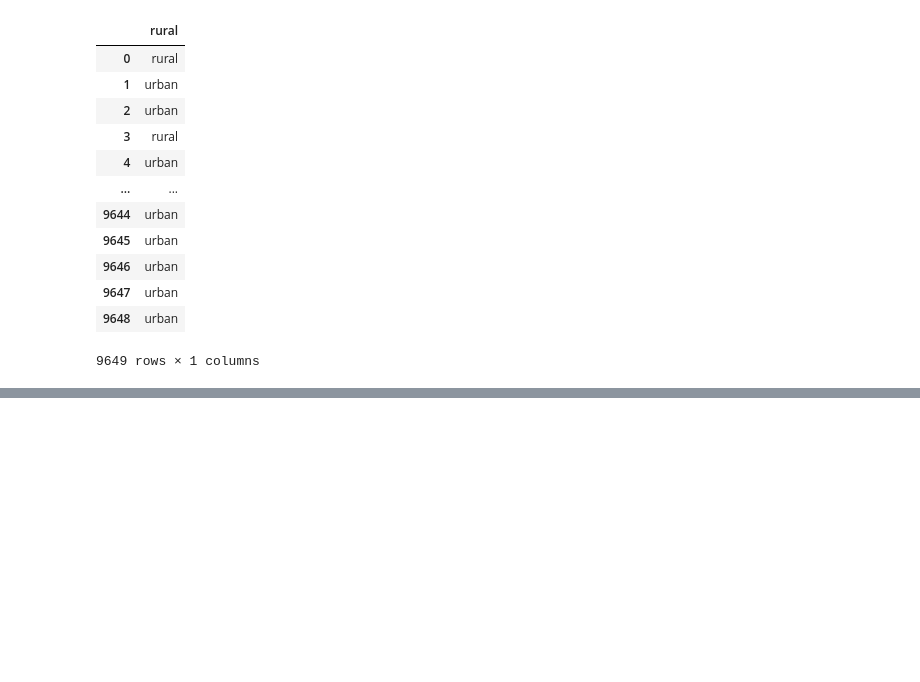
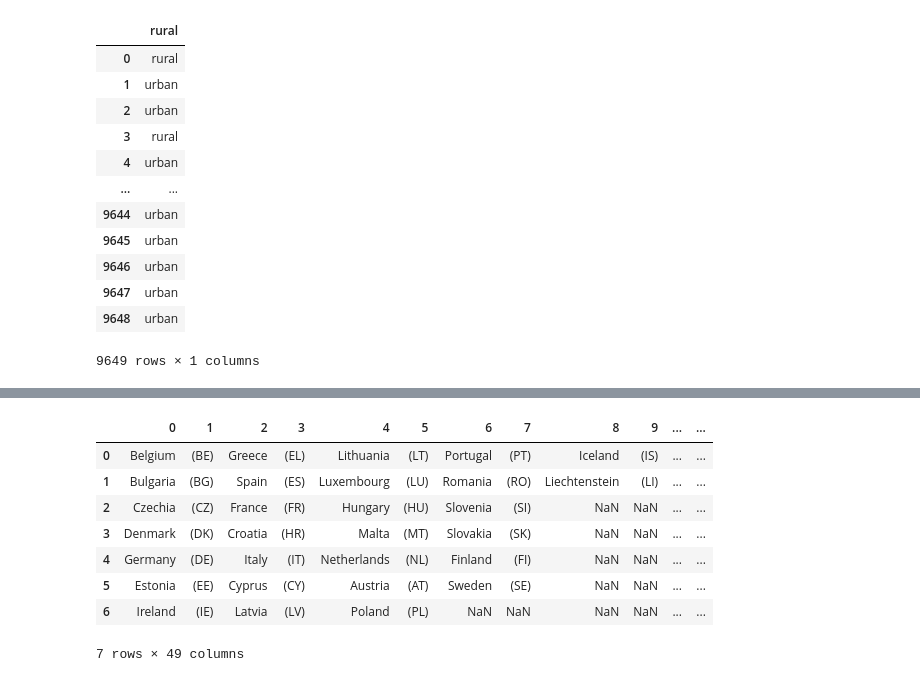
Before and after one commit to JieDh/ih_project_m1, a Jupyter notebook: proyecto.ipynb, the cells around one changed output, grey strips where cells are left out. Saved outputs shown, nothing was run; the diff lists cells and outputs as text; code cells hidden in the pictures; blank space fills up the shorter version.

```diff
--- a/proyecto.ipynb
+++ b/proyecto.ipynb
@@ -44,0 +205,4 @@ pd.read_sql_query("select replace (replace (replace (replace (rural, 'Country',
+# %%
+income_url  = 'https://ec.europa.eu/eurostat/statistics-explained/index.php/Glossary:Country_codes'
+dfs = pd.read_html(income_url)
+dfs
@@ -44,0 +227,13 @@ pd.read_sql_query("select replace (replace (replace (replace (rural, 'Country',
+# %%
+together = pd.concat(dfs[0:13], axis=1, ignore_index=True) #axis=1 so we don't have code with country mixed
+together
+# %% [output]
+|  | 0 | 1 | 2 | 3 | 4 | 5 | 6 | 7 | 8 | 9 | ... | ... |
+| 0 | Belgium | (BE) | Greece | (EL) | Lithuania | (LT) | Portugal | (PT) | Iceland | (IS) | ... | ... |
+| 1 | Bulgaria | (BG) | Spain | (ES) | Luxembourg | (LU) | Romania | (RO) | Liechtenstein | (LI) | ... | ... |
+| 2 | Czechia | (CZ) | France | (FR) | Hungary | (HU) | Slovenia | (SI) | NaN | NaN | ... | ... |
+| 3 | Denmark | (DK) | Croatia | (HR) | Malta | (MT) | Slovakia | (SK) | NaN | NaN | ... | ... |
+| 4 | Germany | (DE) | Italy | (IT) | Netherlands | (NL) | Finland | (FI) | NaN | NaN | ... | ... |
+| 5 | Estonia | (EE) | Cyprus | (CY) | Austria | (AT) | Sweden | (SE) | NaN | NaN | ... | ... |
+| 6 | Ireland | (IE) | Latvia | (LV) | Poland | (PL) | NaN | NaN | NaN | NaN | ... | ... |
+7 rows × 49 columns
```
Also changed, not shown: parts of 36 cells of this notebook, 4 other files.
